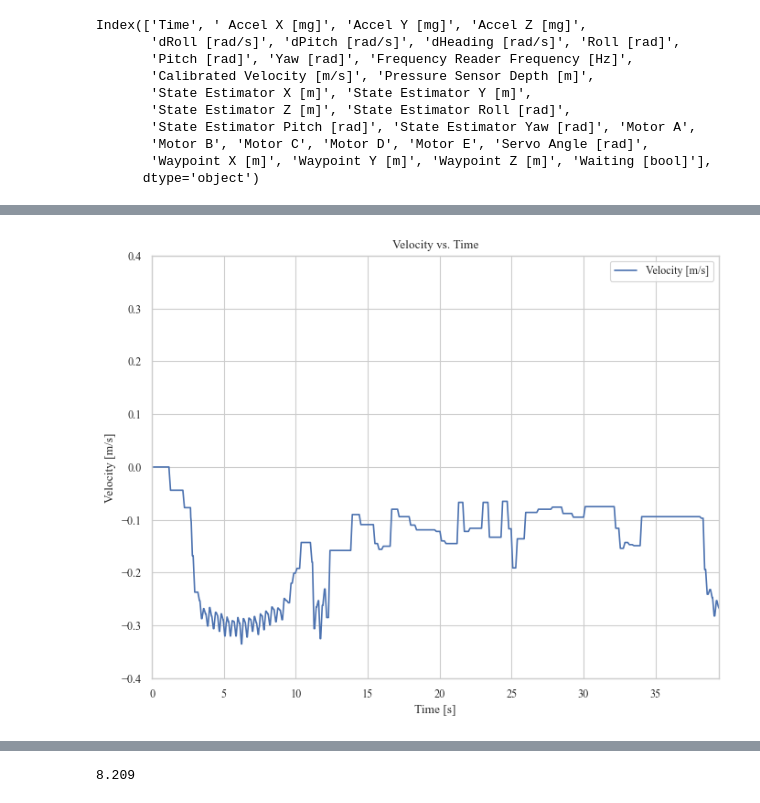
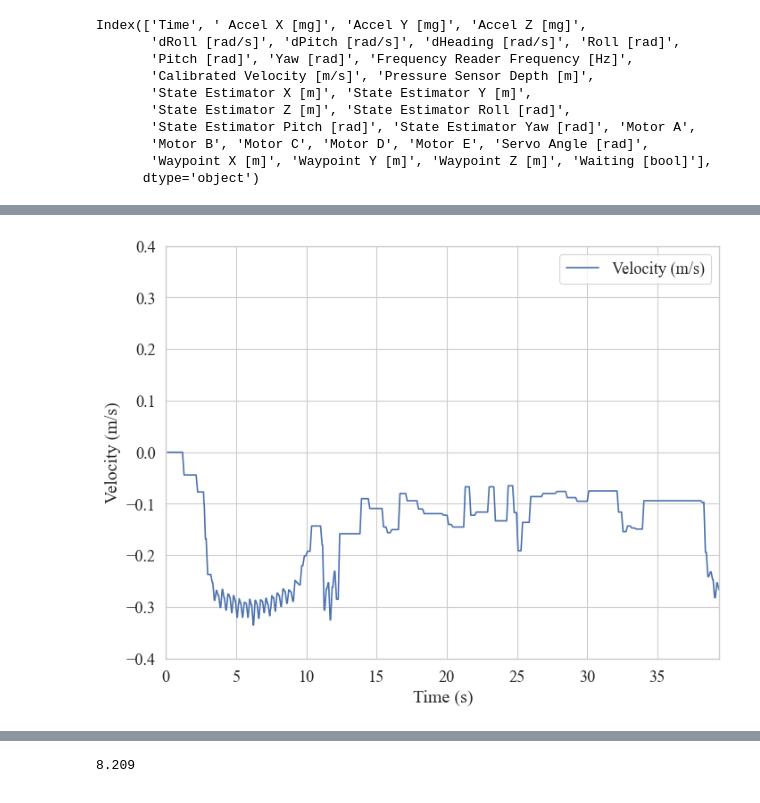
Before and after one commit to AnonymousVikram/E80-team27, a Jupyter notebook: processing/process.ipynb, the cells around one changed output, grey strips where cells are left out. Cells and saved outputs as stored; diff of their text form; code cells hidden in the pictures.

```diff
--- a/processing/process.ipynb
+++ b/processing/process.ipynb
@@ -48,10 +48,10 @@ Index(['Time', ' Accel X [mg]', 'Accel Y [mg]', 'Accel Z [mg]',
        'Waypoint X [m]', 'Waypoint Y [m]', 'Waypoint Z [m]', 'Waiting [bool]'],
       dtype='object')
 # %%
-dataDf = dana # tank5 , dana
+dataDf = tank5 # tank5 , dana
 # plot the data using seaborn
-sns.set(style="whitegrid", context="paper")
-plt.figure(figsize=(8, 6))
+sns.set_theme(style="whitegrid", context="paper", font_scale=1.5)
+fig = plt.figure(figsize=(8, 6))
 
 plt.rcParams["font.family"] = "Times New Roman"
 
@@ -59,15 +59,13 @@ plt.rcParams["font.family"] = "Times New Roman"
 rolling_avg = dataDf['State Estimator Z [m]'].rolling(window=10).mean()
 
 sns.lineplot(x='Time', y=rolling_avg, data=dataDf, label='State Estimator Z [m]')
-sns.lineplot(x='Time', y='Waypoint Z [m]', data=dataDf, label=' Waypoint Z [m]')
-plt.xlabel('Time [s]')
-plt.ylabel('Depth [m]')
-plt.title('Depth vs. Time')
+sns.lineplot(x='Time', y=' Waypoint Z [m]', data=dataDf, label=' Waypoint Z [m]')
+plt.xlabel('Time (s)')
+plt.ylabel('Depth (m)')
 plt.legend()
 plt.ylim(0, 1.5)
 plt.xlim(0, max(dataDf['Time']))
 
 # change the plt font to times new roman
-
-plt.show()
+plt.savefig('depth.png', dpi=1200)
 # %% [output]
@@ -75,24 +73,24 @@ plt.show()
 # %%
 data = phake # phake, dana
-sns.set(style="whitegrid", context="paper")
+sns.set(style="whitegrid", context="paper", font_scale=1.5)
 plt.figure(figsize=(8, 6))
 
 plt.rcParams["font.family"] = "Times New Roman"
 
 # Calculate rolling average
 rolling_avg = data['Calibrated Velocity [m/s]'].rolling(window=10).mean()
 
-sns.lineplot(x='Time', y=rolling_avg, data=data, label='Velocity [m/s]')
-plt.xlabel('Time [s]')
-plt.ylabel('Velocity [m/s]')
-plt.title('Velocity vs. Time')
+sns.lineplot(x='Time', y=rolling_avg, data=data, label='Velocity (m/s)')
+plt.xlabel('Time (s)')
+plt.ylabel('Velocity (m/s)')
 plt.legend()
 plt.ylim(-0.4, 0.4)
 plt.xlim(0, max(data['Time']))
 
+plt.savefig('velocity.png', dpi=1200)
 plt.show()
 # %% [output]
-[figure, old version]
+[figure, new version]
 # %%
 def normData(data):
   # set the waypoint x to 1.0, 2.0, 5.0, or 20.0 depending on whatever is closest to state estimator x)
```
Also changed, not shown: parts of 8 cells of this notebook, 6 other files.
